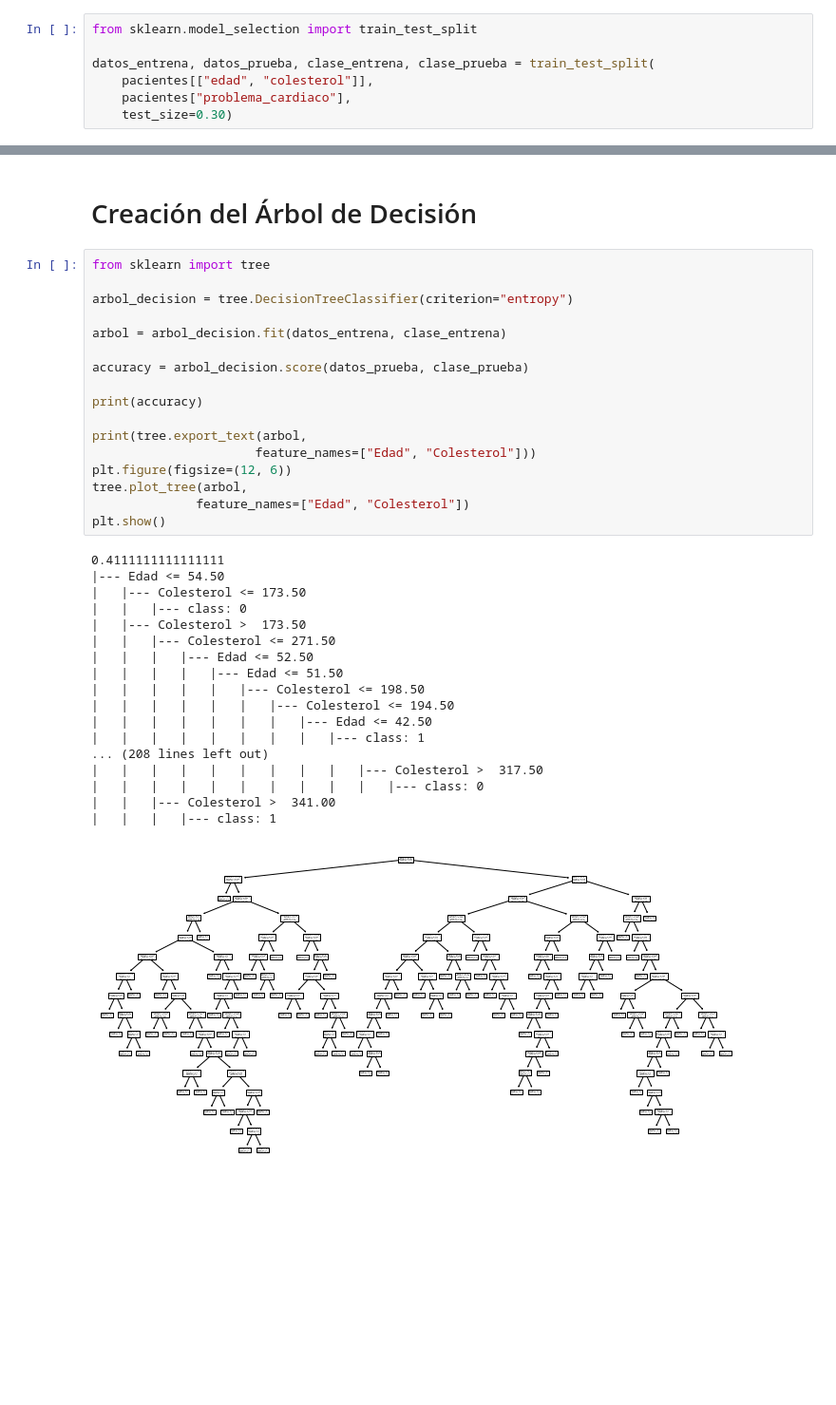
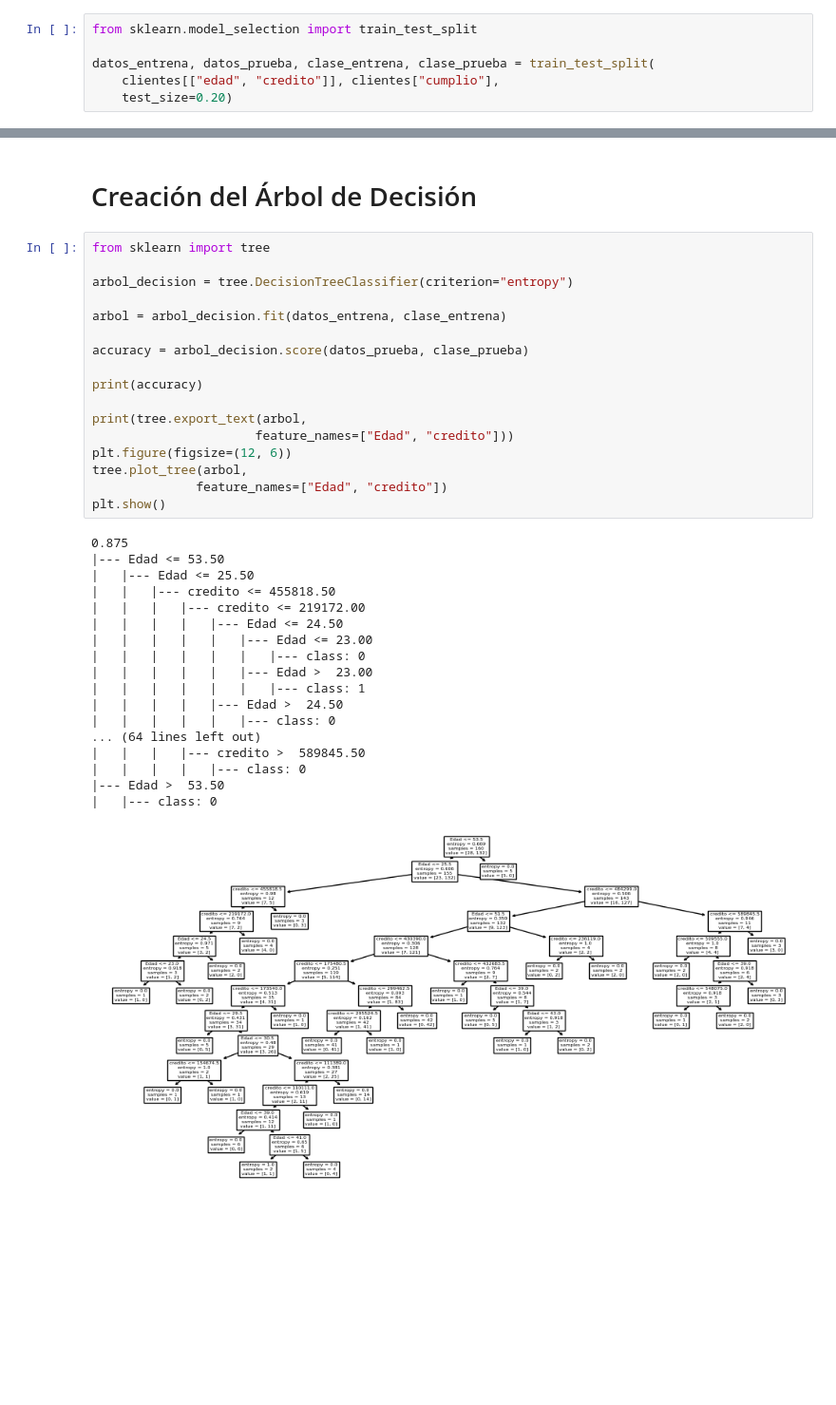
Before and after one commit to javierIA/CursoJJ, a Jupyter notebook: Knn/arboles_de_decision.ipynb, the cells around one changed output, grey strips where cells are left out. Shown at 95% size. Saved outputs shown, nothing was run; the diff lists cells and outputs as text.

```diff
--- a/Knn/arboles_de_decision.ipynb
+++ b/Knn/arboles_de_decision.ipynb
@@ -56,6 +56,5 @@ dtype: float64
 from sklearn.model_selection import train_test_split
 
 datos_entrena, datos_prueba, clase_entrena, clase_prueba = train_test_split(
-    pacientes[["edad", "colesterol"]],
-    pacientes["problema_cardiaco"],
-    test_size=0.30)
+    clientes[["edad", "credito"]], clientes["cumplio"],
+    test_size=0.20)
@@ -68,39 +63,39 @@ KeyError: "['colesterol'] not in index"
 # %%
 from sklearn import tree
 
 arbol_decision = tree.DecisionTreeClassifier(criterion="entropy")
 
 arbol = arbol_decision.fit(datos_entrena, clase_entrena)
 
 accuracy = arbol_decision.score(datos_prueba, clase_prueba)
 
 print(accuracy)
 
 print(tree.export_text(arbol,
-                      feature_names=["Edad", "Colesterol"]))
+                      feature_names=["Edad", "credito"]))
 plt.figure(figsize=(12, 6))
 tree.plot_tree(arbol,
-              feature_names=["Edad", "Colesterol"])
+              feature_names=["Edad", "credito"])
 plt.show()
 # %% [output]
-0.4111111111111111
-|--- Edad <= 54.50
-|   |--- Colesterol <= 173.50
-|   |   |--- class: 0
-|   |--- Colesterol >  173.50
-|   |   |--- Colesterol <= 271.50
-|   |   |   |--- Edad <= 52.50
-|   |   |   |   |--- Edad <= 51.50
-|   |   |   |   |   |--- Colesterol <= 198.50
-|   |   |   |   |   |   |--- Colesterol <= 194.50
-|   |   |   |   |   |   |   |--- Edad <= 42.50
-|   |   |   |   |   |   |   |   |--- class: 1
-... (208 lines left out)
-|   |   |   |   |   |   |   |   |   |--- Colesterol >  317.50
-|   |   |   |   |   |   |   |   |   |   |--- class: 0
-|   |   |--- Colesterol >  341.00
-|   |   |   |--- class: 1
+0.875
+|--- Edad <= 53.50
+|   |--- Edad <= 25.50
+|   |   |--- credito <= 455818.50
+|   |   |   |--- credito <= 219172.00
+|   |   |   |   |--- Edad <= 24.50
+|   |   |   |   |   |--- Edad <= 23.00
+|   |   |   |   |   |   |--- class: 0
+|   |   |   |   |   |--- Edad >  23.00
+|   |   |   |   |   |   |--- class: 1
+|   |   |   |   |--- Edad >  24.50
+|   |   |   |   |   |--- class: 0
+... (64 lines left out)
+|   |   |   |--- credito >  589845.50
+|   |   |   |   |--- class: 0
+|--- Edad >  53.50
+|   |--- class: 0
-[figure, old version]
+[figure, new version]
 # %% [markdown]
 <BR><BR><BR><BR><BR><BR><BR><BR><BR><BR><BR><BR><BR><BR><BR><BR><BR><BR><BR><BR><BR><BR><BR><BR><BR>
 # %% [markdown]
```
Also changed, not shown: parts of 4 cells of this notebook.
